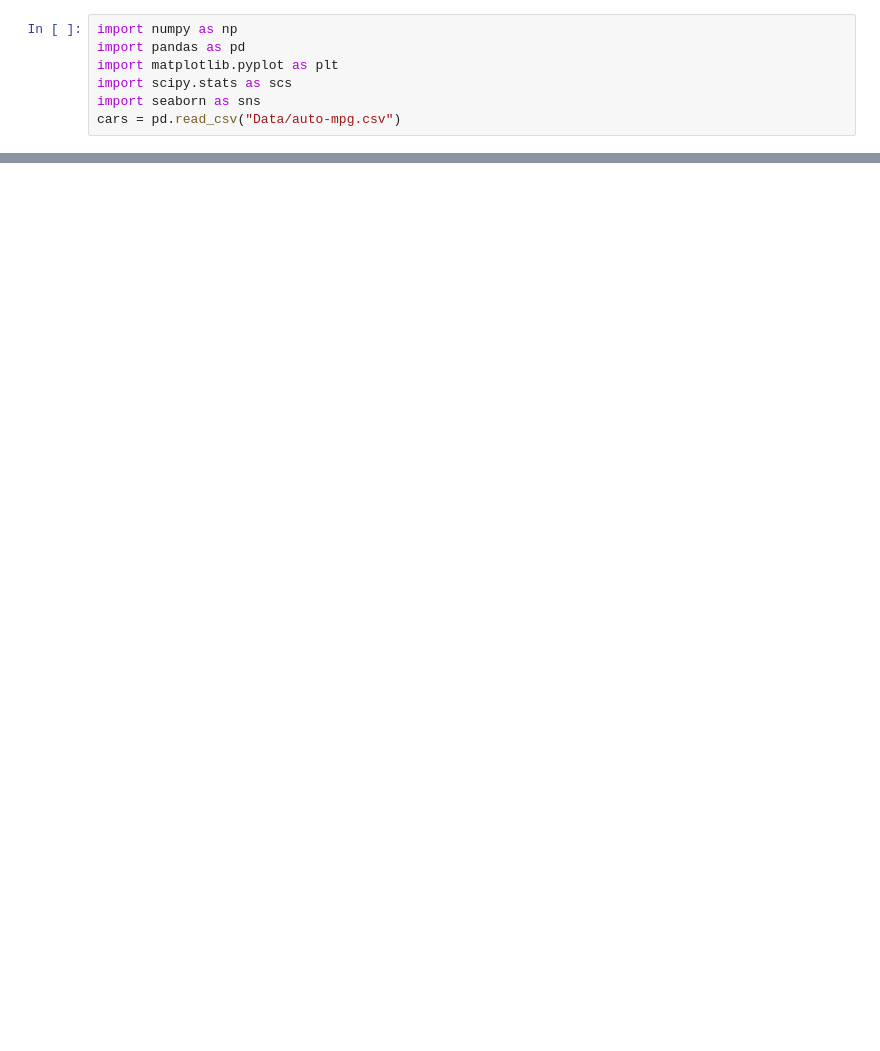
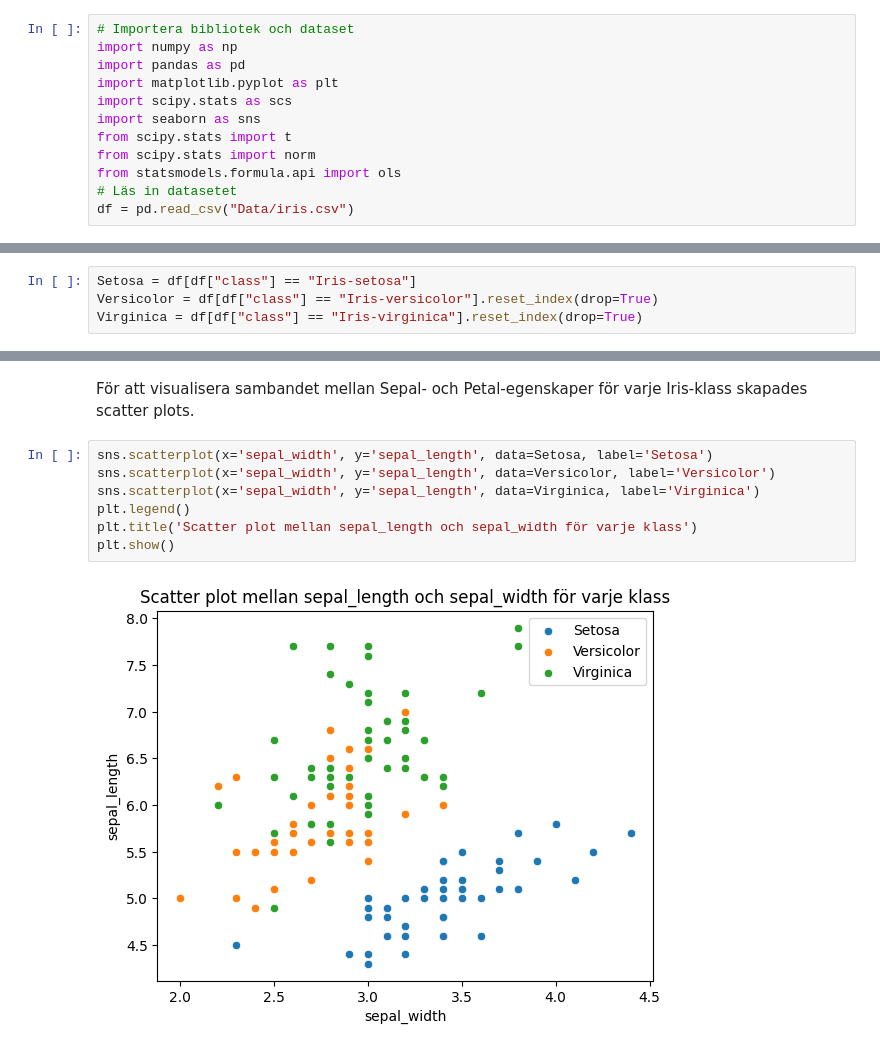
Before and after one commit to Arsen9988/Statistics-AI23, a Jupyter notebook: Labb-iris.ipynb, the cells around one changed output, grey strips where cells are left out. Drawn from its saved outputs; the diff is of its cells as text; blank space fills up the shorter version.

```diff
--- a/Labb-iris.ipynb
+++ b/Labb-iris.ipynb
@@ -3,7 +5,12 @@
 # %%
+# Importera bibliotek och dataset
 import numpy as np
 import pandas as pd
 import matplotlib.pyplot as plt
 import scipy.stats as scs
 import seaborn as sns
-cars = pd.read_csv("Data/auto-mpg.csv")
+from scipy.stats import t
+from scipy.stats import norm
+from statsmodels.formula.api import ols
+# Läs in datasetet
+df = pd.read_csv("Data/iris.csv")
@@ -22,0 +43,4 @@ array([8, 4, 6, 3, 5], dtype=int64)
+# %%
+Setosa = df[df["class"] == "Iris-setosa"]
+Versicolor = df[df["class"] == "Iris-versicolor"].reset_index(drop=True)
+Virginica = df[df["class"] == "Iris-virginica"].reset_index(drop=True)
@@ -22,0 +93,11 @@ array([8, 4, 6, 3, 5], dtype=int64)
+# %% [markdown]
+För att visualisera sambandet mellan Sepal- och Petal-egenskaper för varje Iris-klass skapades scatter plots.
+# %%
+sns.scatterplot(x='sepal_width', y='sepal_length', data=Setosa, label='Setosa')
+sns.scatterplot(x='sepal_width', y='sepal_length', data=Versicolor, label='Versicolor')
+sns.scatterplot(x='sepal_width', y='sepal_length', data=Virginica, label='Virginica')
+plt.legend()
+plt.title('Scatter plot mellan sepal_length och sepal_width för varje klass')
+plt.show()
+# %% [output]
+[figure, added]
```
Also changed, not shown: parts of 38 cells of this notebook, 2 other files.
